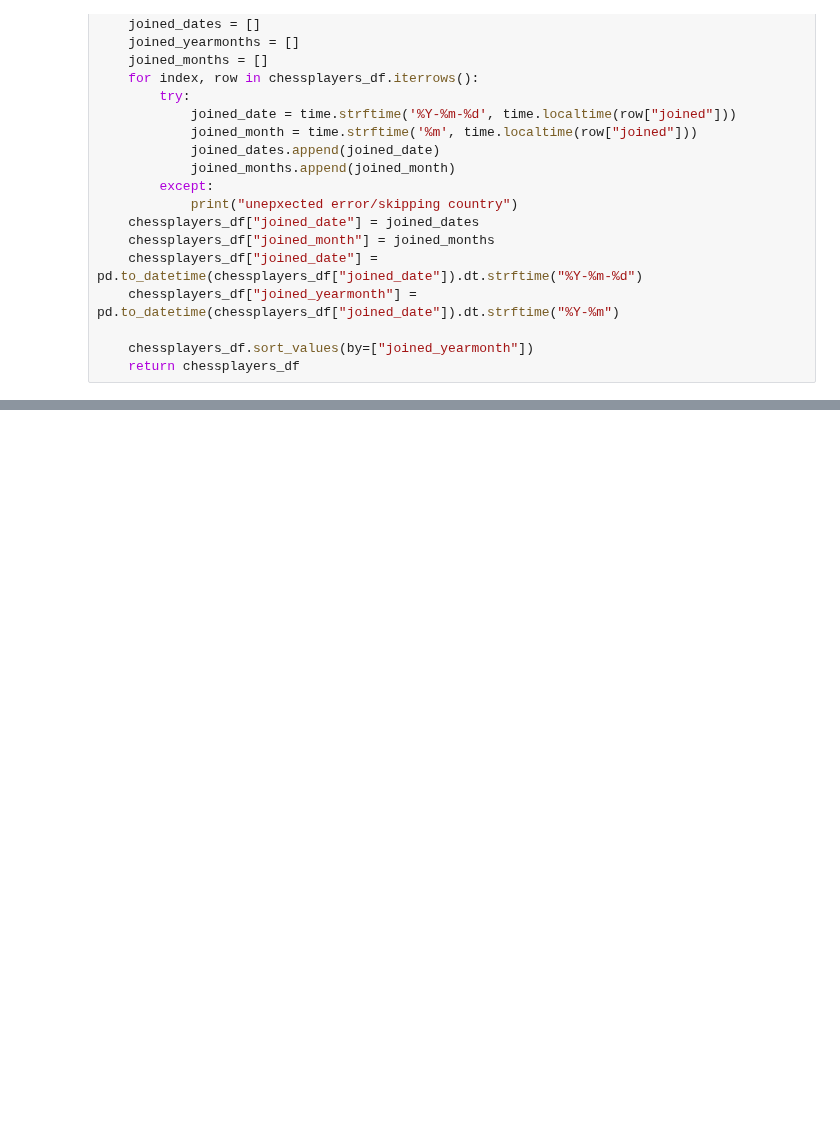
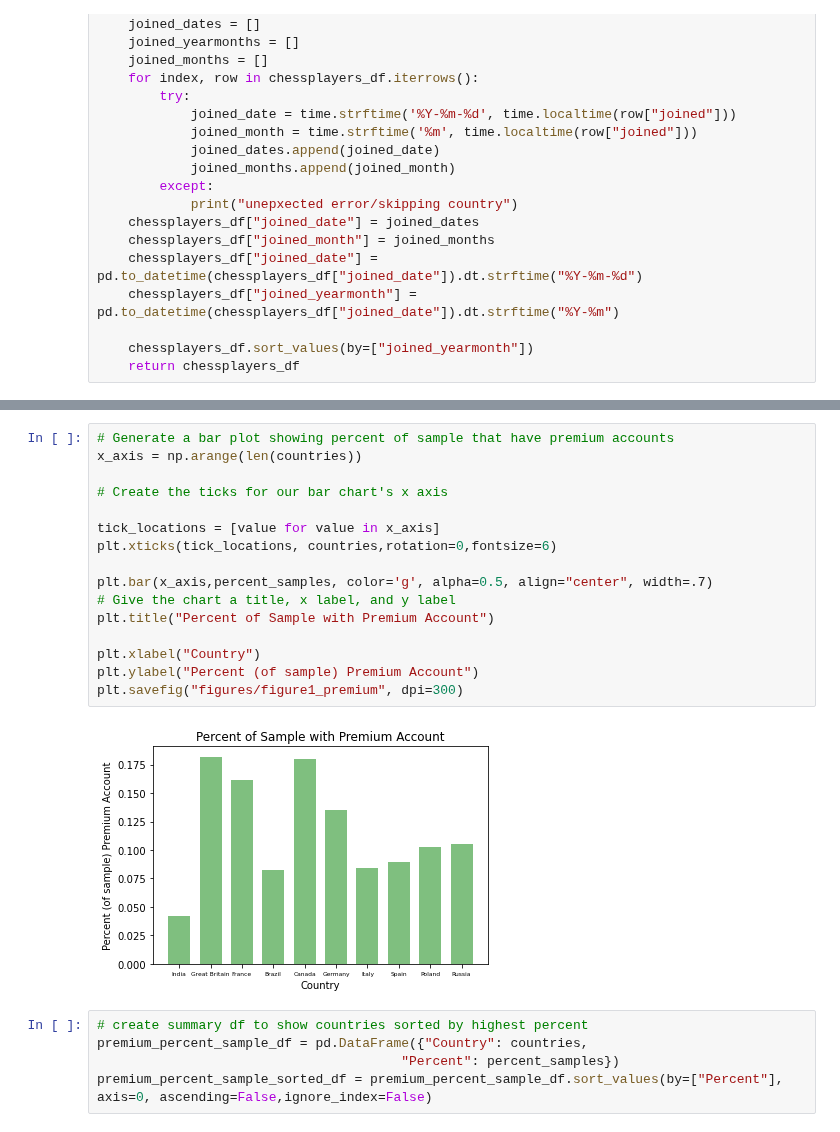
Before and after one commit to melissamonroe/who-plays-chess, a Jupyter notebook: ChessPremiumPy.ipynb, the cells around one changed output, grey strips where cells are left out. Cells and saved outputs as stored; diff of their text form; blank space fills up the shorter version.

```diff
--- a/ChessPremiumPy.ipynb
+++ b/ChessPremiumPy.ipynb
@@ -311,0 +266,23 @@ est_population_premiums
+# %%
+# Generate a bar plot showing percent of sample that have premium accounts
+x_axis = np.arange(len(countries))
+
+# Create the ticks for our bar chart's x axis
+
+tick_locations = [value for value in x_axis]
+plt.xticks(tick_locations, countries,rotation=0,fontsize=6)
+
+plt.bar(x_axis,percent_samples, color='g', alpha=0.5, align="center", width=.7)
+# Give the chart a title, x label, and y label
+plt.title("Percent of Sample with Premium Account")
+
+plt.xlabel("Country")
+plt.ylabel("Percent (of sample) Premium Account")
+plt.savefig("figures/figure1_premium", dpi=300)
+# %% [output]
+[figure, added]
+# %%
+# create summary df to show countries sorted by highest percent
+premium_percent_sample_df = pd.DataFrame({"Country": countries,
+                                       "Percent": percent_samples})
+premium_percent_sample_sorted_df = premium_percent_sample_df.sort_values(by=["Percent"], axis=0, ascending=False,ignore_index=False)
```
Also changed, not shown: parts of 26 cells of this notebook, 5 other files.
